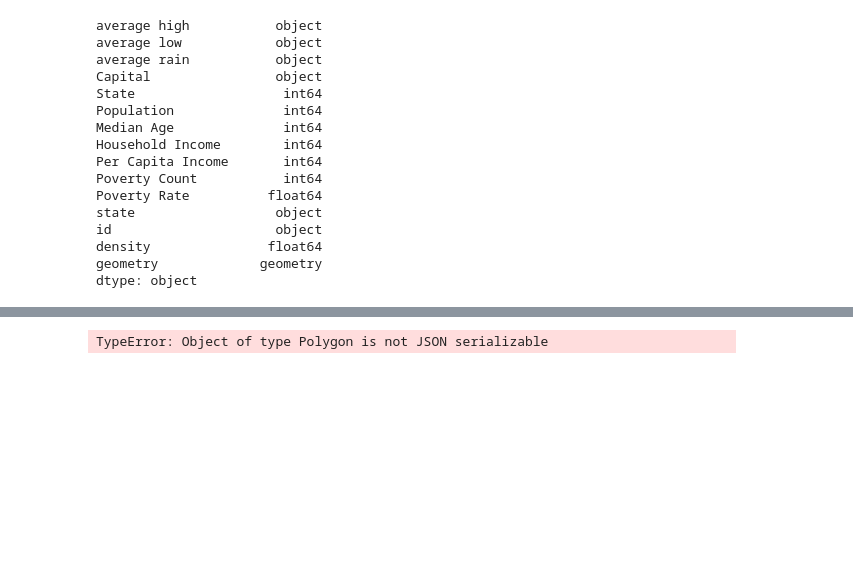
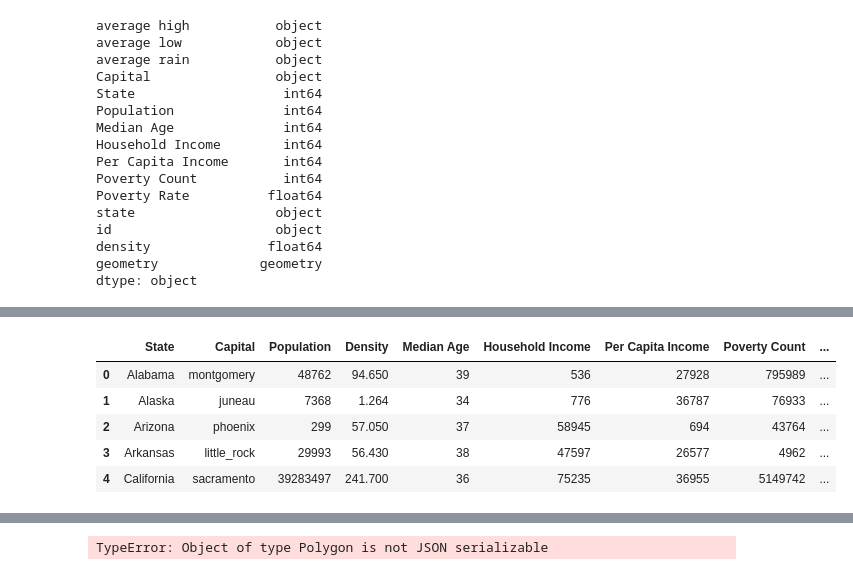
Before and after one commit to jforbis/project3-weathermap, a Jupyter notebook: scrape_files/forbis test/geoJson.ipynb, the cells around one changed output, grey strips where cells are left out. Saved outputs shown, nothing was run; the diff lists cells and outputs as text; code cells hidden in the pictures; blank space fills up the shorter version.

```diff
--- a/scrape_files/forbis test/geoJson.ipynb
+++ b/scrape_files/forbis test/geoJson.ipynb
@@ -388,0 +435,11 @@ master_geojson
+# %%
+final_table = cleaned_table.rename(columns={"state":"State","density":"Density","Poverty Rate":"Poverty Rate %",
+                                           "average high":"Avg. High","average low":"Avg. Low","average rain":"Avg. Rain"})
+final_table.head()
+# %% [output]
+|  | State | Capital | Population | Density | Median Age | Household Income | Per Capita Income | Poverty Count | ... |
+| 0 | Alabama | montgomery | 48762 | 94.650 | 39 | 536 | 27928 | 795989 | ... |
+| 1 | Alaska | juneau | 7368 | 1.264 | 34 | 776 | 36787 | 76933 | ... |
+| 2 | Arizona | phoenix | 299 | 57.050 | 37 | 58945 | 694 | 43764 | ... |
+| 3 | Arkansas | little_rock | 29993 | 56.430 | 38 | 47597 | 26577 | 4962 | ... |
+| 4 | California | sacramento | 39283497 | 241.700 | 36 | 75235 | 36955 | 5149742 | ... |
```
Also changed, not shown: parts of 17 cells of this notebook, 1 other file.
